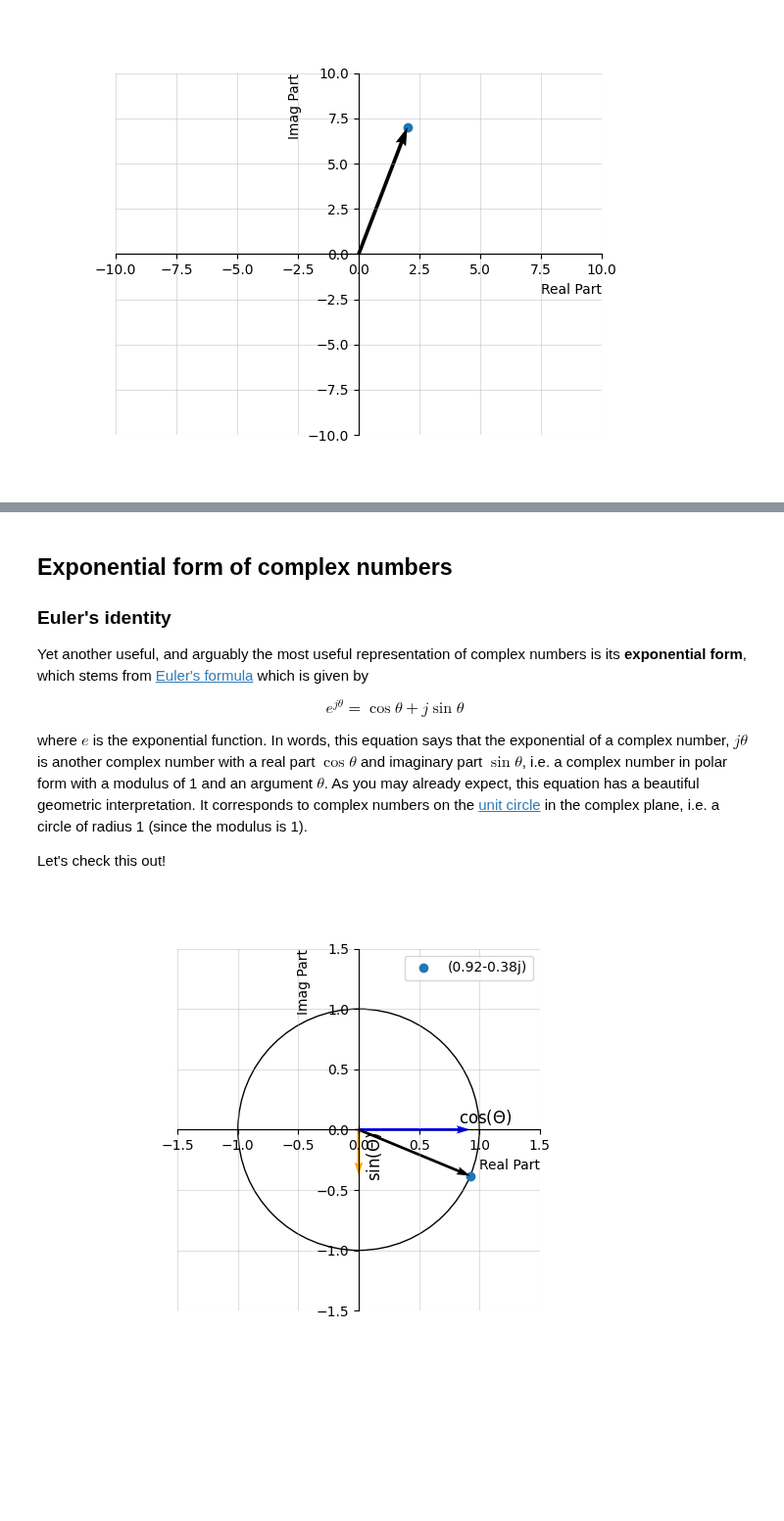
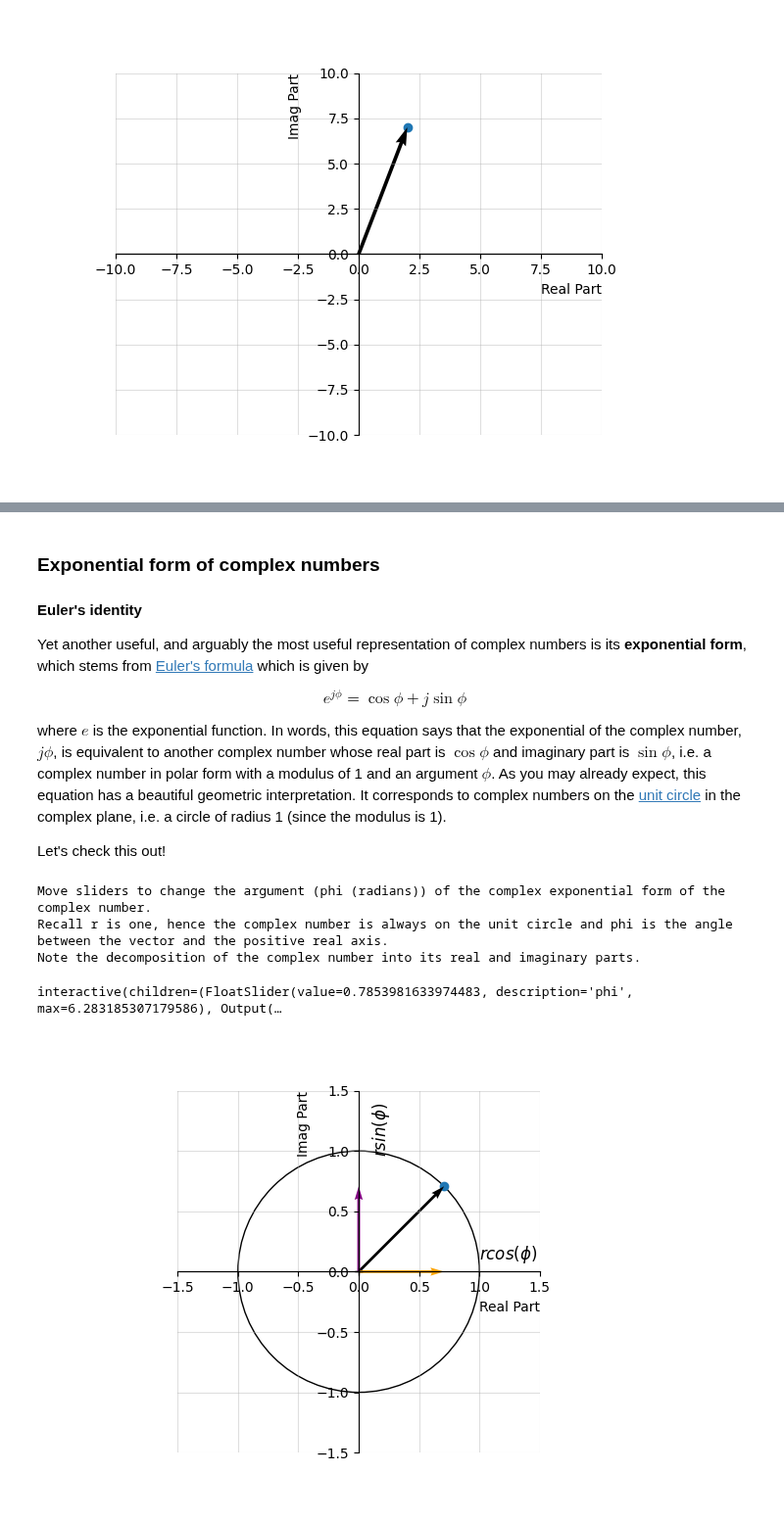
Before and after one commit to randyaliased/acspjbook, a Jupyter notebook: book/fundamental/02_Complex_numbers.ipynb, the cells around one changed output, grey strips where cells are left out. Shown at 98% size. Cells and saved outputs as stored; diff of their text form; code cells hidden in the pictures; blank space fills up the shorter version.

```diff
--- a/book/fundamental/02_Complex_numbers.ipynb
+++ b/book/fundamental/02_Complex_numbers.ipynb
@@ -474,63 +467,79 @@ where $r$ is the modulus of the complex number and $\theta$ is its argument.
 # %% [markdown]
-## Exponential form of complex numbers
+### Exponential form of complex numbers
 
-### Euler's identity
+#### Euler's identity
 
 Yet another useful, and arguably the most useful representation of complex numbers is its **exponential form**, which stems from [Euler's formula](https://en.wikipedia.org/wiki/Euler%27s_formula) which is given by
 
 \begin{equation}
-e^{j\theta} = \cos \theta + j \sin \theta
+e^{j\phi} = \cos \phi + j \sin \phi
 \end{equation}
 
-where $e$ is the exponential function. In words, this equation says that the exponential of a complex number, $j \theta$ is another complex number with a real part $\cos \theta$ and imaginary part $\sin \theta$, i.e. a complex number in polar form with a modulus of 1 and an argument $\theta$. As you may already expect, this equation has a beautiful geometric interpretation. It corresponds to complex numbers on the [unit circle](https://en.wikipedia.org/wiki/Unit_circle) in the complex plane, i.e. a circle of radius 1 (since the modulus is 1).
+where $e$ is the exponential function. In words, this equation says that the exponential of the complex number, $j \phi$, is equivalent to another complex number whose real part is $\cos \phi$ and imaginary part is $\sin \phi$, i.e. a complex number in polar form with a modulus of 1 and an argument $\phi$. As you may already expect, this equation has a beautiful geometric interpretation. It corresponds to complex numbers on the [unit circle](https://en.wikipedia.org/wiki/Unit_circle) in the complex plane, i.e. a circle of radius 1 (since the modulus is 1).
 
 Let's check this out!
 # %%
-theta = -np.pi/8 # Change the value of theta and re-run the cell to see where the complex number ends up
-z = np.exp(1j*theta) # np.exp is the exponential function
-
 # Unit circle
 xO,yO = (0,0)  # origin
 UnitCircle = patches.Circle((0.0, 0.0), radius=1,edgecolor="black",facecolor="none") # This is for plotting the unit circle
 
-
+# Setting up figure
 fig, ax = plt.subplots() # this sets up our figure environment. fig is a handle for the figure and ax is a handle for the axis
-
 ax.add_patch(UnitCircle)
 ax.plot(xO,yO,'k+')
 ax.set_aspect('equal')
 
-ax.scatter(z.real, z.imag,label=np.round(z,decimals=2)) # this command makes a scatter plot of x and y values
-ax.quiver(z.real, z.imag, angles='xy', scale_units='xy',scale=1) # quiver plots an arrow, where the values are the location of the arrows (see more here: https://matplotlib.org/2.0.2/api/pyplot_api.html)
-ax.quiver(z.real, 0, angles='xy', scale_units='xy',scale=1,color='blue') # quiver plots an arrow, where the values are the location of the arrows (see more here: https://matplotlib.org/2.0.2/api/pyplot_api.html)
-ax.quiver(0, z.imag, angles='xy', scale_units='xy',scale=1,color='orange') # quiver plots an arrow, where the values are the location of the arrows (see more here: https://matplotlib.org/2.0.2/api/pyplot_api.html)
-# am1 = AngleAnnotation((0.0,0.0), [0,0], [z.real,z.imag], ax=ax, size=130, text="$\Theta$", textposition = "inside", text_kw=dict(fontsize=10, xytext = (0,-5)))
-# ax.text(z.real, z.imag, "r", fontsize=12, rotation=(z_arg*(180/np.pi)),position=(z.real/3,z.imag/1.6))
-ax.text(z.real, 0, "$ \cos(\Theta)$", fontsize=12,position=(z.real-0.1,0.05))
-ax.text(0, z.imag, "$ \sin(\Theta)$", fontsize=12,rotation = 90, position=(0.05,z.imag-0.01))
-
-
+cn = ax.scatter([], []) # this command makes a scatter plot of x and y values
+qc = ax.quiver(0, 0, angles='xy', scale_units='xy',scale=1) # quiver plots an arrow, where the values are the location of the arrows (see more here: https://matplotlib.org/2.0.2/api/pyplot_api.html)
+qr = ax.quiver(0, 0, angles='xy', scale_units='xy',scale=1,color='orange') # quiver plots an arrow, where the values are the location of the arrows (see more here: https://matplotlib.org/2.0.2/api/pyplot_api.html)
+qi = ax.quiver(0, 0, angles='xy', scale_units='xy',scale=1,color='purple') # quiver plots an arrow, where the values are the location of the arrows (see more here: https://matplotlib.org/2.0.2/api/pyplot_api.html)
+ax.text(1, 0, "$r cos(\phi)$", fontsize=12,position=(1,0.1))
+ax.text(0, 1, "$r sin(\phi)$", fontsize=12,rotation = 90, position=(0.1,1))
 
 ax.set_xlabel('Real Part',loc='right')
 ax.set_ylabel('Imag Part',loc='top')
-ax.set_title(' ')
-ax.legend()
 
 # These commands are just decorations on the plot
-ax.set_xlim([-1.5, 1.5]) # sets x and y limits of the plot (CHANGE if complex number values greater)
+ax.set_xlim([-1.5, 1.5]) # sets x and y limits of the plot
 ax.set_ylim([-1.5, 1.5])
 ax.grid('k', alpha=0.4) # turns on grid
 # these commands make the axis pass through origin.
 # set the x-spine
 ax.spines['left'].set_position('zero')
 # turn off the right spine/ticks
 ax.spines['right'].set_color('none')
 ax.yaxis.tick_left()
 # set the y-spine
 ax.spines['bottom'].set_position('zero')
 ax.spines['top'].set_position('zero')
+
+
+# Create the interactive plot
+def update(phi = np.pi/4): # the initial value of the variable you want to put on the slider
+
+    z = np.exp(1j*phi) # Define the complex exponential
+
+    # These update the plots
+    cn.set_offsets([z.real, z.imag])
+    qc.set_UVC(z.real, z.imag)
+    qr.set_UVC(z.real, 0)
+    qi.set_UVC(0, z.imag)
+    fig.canvas.draw_idle()
+
+print('Move sliders to change the argument (phi (radians)) of the complex exponential form of the complex number.')
+print('Recall r is one, hence the complex number is always on the unit circle and phi is the angle between the vector and the positive real axis.')
+print('Note the decomposition of the complex number into its real and imaginary parts.')
+
+
+interact(update, phi = (0, 2*np.pi, 0.1))
+
+plt.show()
 # %% [output]
+Move sliders to change the argument (phi (radians)) of the complex exponential form of the complex number.
+Recall r is one, hence the complex number is always on the unit circle and phi is the angle between the vector and the positive real axis.
+Note the decomposition of the complex number into its real and imaginary parts.
+interactive(children=(FloatSlider(value=0.7853981633974483, description='phi', max=6.283185307179586), Output(…
-[figure, old version]
+[figure, new version]
 # %% [markdown]
 ### General exponential form
 
```
Also changed, not shown: parts of 14 cells of this notebook.
